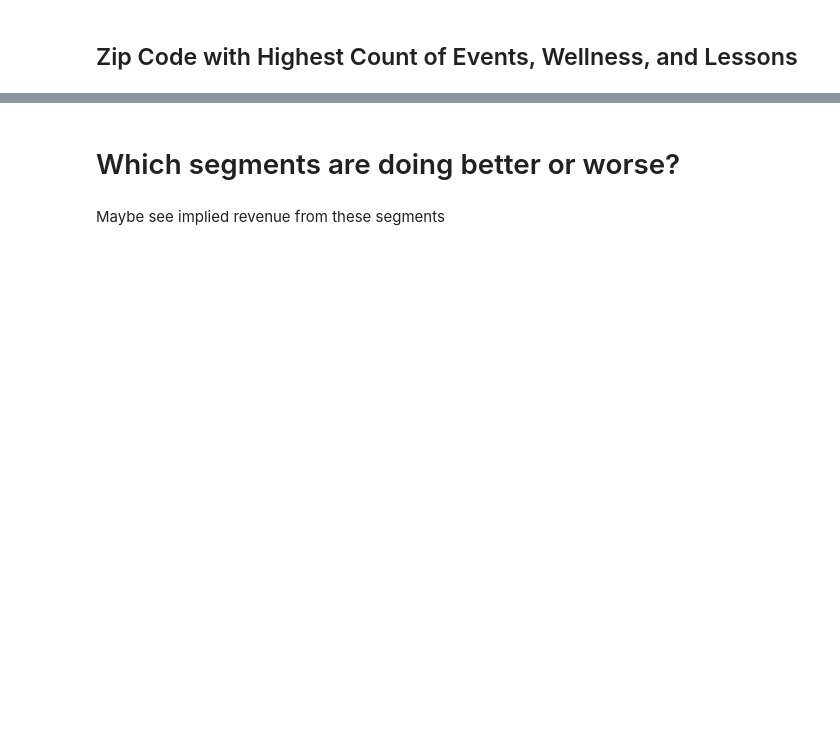
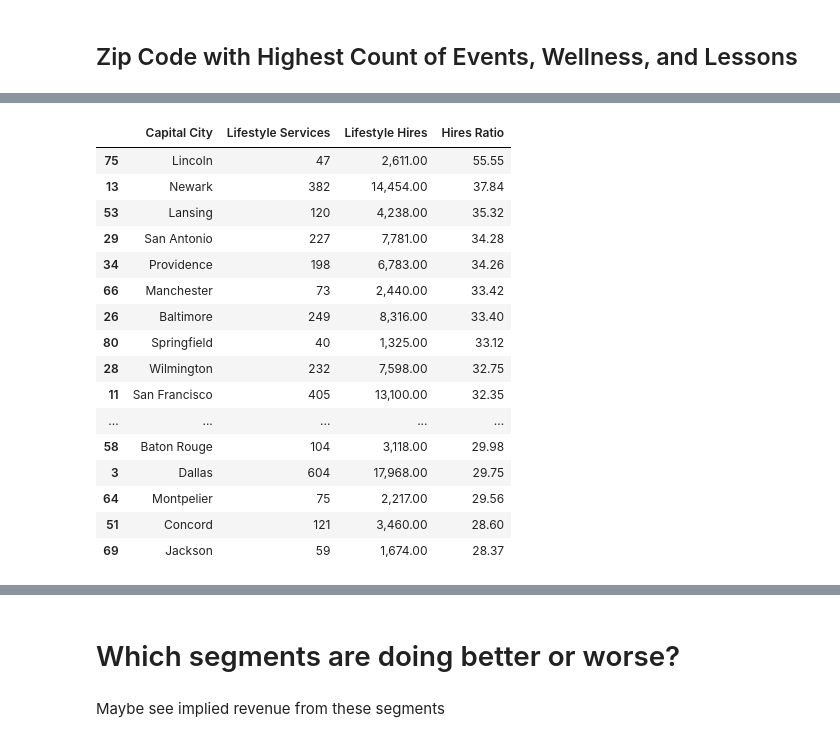
Before and after one commit to ameeruljunaidi/ScrapeThumbtack, a Jupyter notebook: analysis/data_exploration.ipynb, the cells around one changed output, grey strips where cells are left out. Drawn from its saved outputs; the diff is of its cells as text; code cells hidden in the pictures; blank space fills up the shorter version.

```diff
--- a/analysis/data_exploration.ipynb
+++ b/analysis/data_exploration.ipynb
@@ -247,0 +225,13 @@ plt.show()
+# %%
+dfLifeStyleHiresByZipChart = dfLifeStyle.groupby("Capital City")["Hires"].sum().sort_values(ascending=False)
+
+dfLifeStyleHiresByZip = dfLifeStyleHiresByZipChart.to_frame(
+    name="Lifestyle Hires"
+).reset_index()
+
+dfLifeStyleHiresByZip["Contribution"] = (
+    dfLifeStyleHiresByZip["Lifestyle Hires"]
+    / dfLifeStyleHiresByZip["Lifestyle Hires"].sum()
+)
+
+dfLifeStyleHiresByZip.sort_values(by="Lifestyle Hires", ascending=False)[:20]
@@ -247,0 +256,32 @@ plt.show()
+# %%
+dfLifeStyleHiresRatioByZip = pd.merge(
+    dfLifeStyleCountByZip[["Capital City", "Lifestyle Services"]],
+    dfLifeStyleHiresByZip[["Capital City", "Lifestyle Hires"]],
+    on="Capital City",
+    how="left",
+)
+
+dfLifeStyleHiresRatioByZip["Hires Ratio"] = (
+    dfLifeStyleHiresRatioByZip["Lifestyle Hires"]
+    / dfLifeStyleHiresRatioByZip["Lifestyle Services"]
+)
+# %%
+dfLifeStyleHiresRatioByZip.sort_values(by="Hires Ratio", ascending=False)[:20]
+# %% [output]
+|  | Capital City | Lifestyle Services | Lifestyle Hires | Hires Ratio |
+| 75 | Lincoln | 47 | 2,611.00 | 55.55 |
+| 13 | Newark | 382 | 14,454.00 | 37.84 |
+| 53 | Lansing | 120 | 4,238.00 | 35.32 |
+| 29 | San Antonio | 227 | 7,781.00 | 34.28 |
+| 34 | Providence | 198 | 6,783.00 | 34.26 |
+| 66 | Manchester | 73 | 2,440.00 | 33.42 |
+| 26 | Baltimore | 249 | 8,316.00 | 33.40 |
+| 80 | Springfield | 40 | 1,325.00 | 33.12 |
+| 28 | Wilmington | 232 | 7,598.00 | 32.75 |
+| 11 | San Francisco | 405 | 13,100.00 | 32.35 |
+| ... | ... | ... | ... | ... |
+| 58 | Baton Rouge | 104 | 3,118.00 | 29.98 |
+| 3 | Dallas | 604 | 17,968.00 | 29.75 |
+| 64 | Montpelier | 75 | 2,217.00 | 29.56 |
+| 51 | Concord | 121 | 3,460.00 | 28.60 |
+| 69 | Jackson | 59 | 1,674.00 | 28.37 |
```
Also changed, not shown: parts of 26 cells of this notebook, 2 other files.
